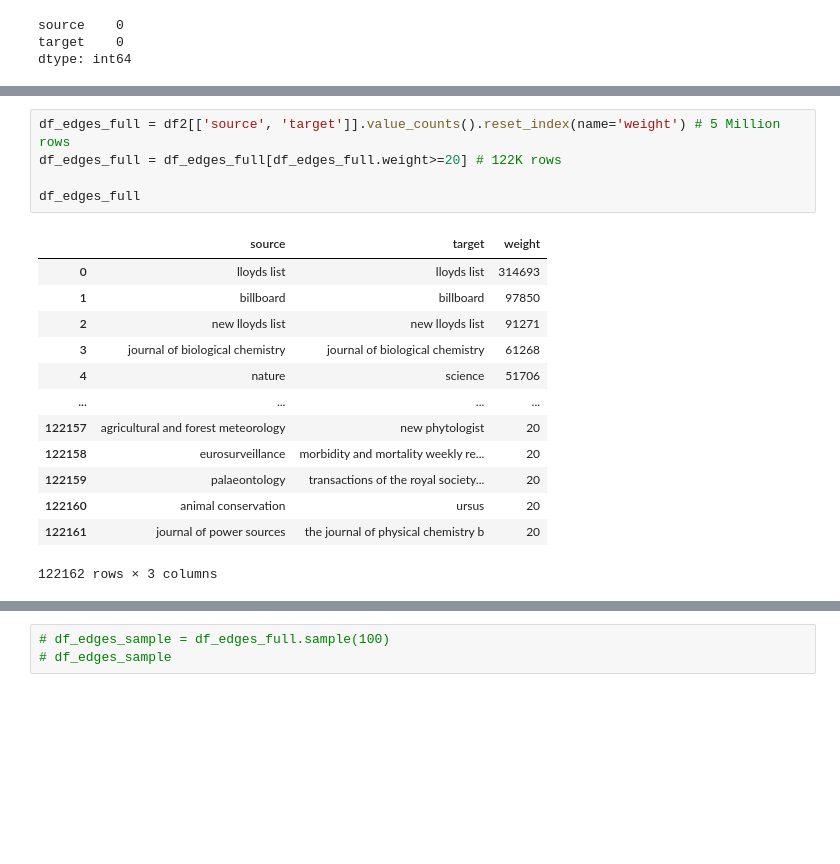
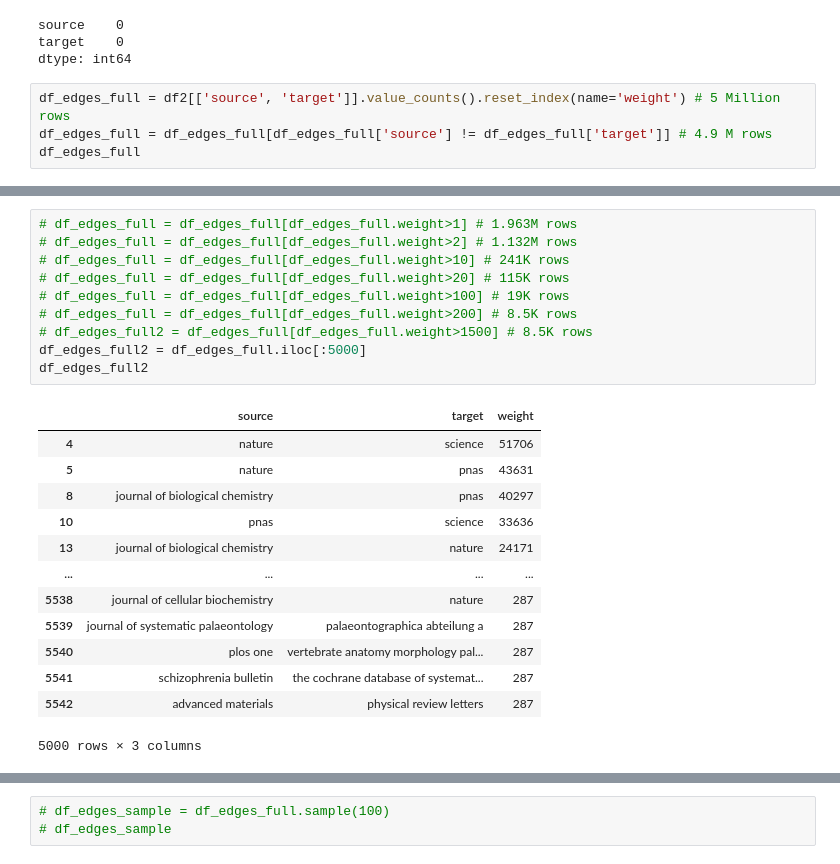
Before and after one commit to stepkurniawan/network-analysis-wikipedia-journals, a Jupyter notebook: codes/2_Data_preparation.ipynb, the cells around one changed output, grey strips where cells are left out. Drawn from its saved outputs; the diff is of its cells as text; blank space fills up the shorter version.

```diff
--- a/codes/2_Data_preparation.ipynb
+++ b/codes/2_Data_preparation.ipynb
@@ -182,3 +182,7 @@ df2.isna().sum()
 source    0
 target    0
 dtype: int64
+# %%
+df_edges_full = df2[['source', 'target']].value_counts().reset_index(name='weight') # 5 Million rows
+df_edges_full = df_edges_full[df_edges_full['source'] != df_edges_full['target']] # 4.9 M rows
+df_edges_full
@@ -185,19 +203,24 @@ dtype: int64
 # %%
-df_edges_full = df2[['source', 'target']].value_counts().reset_index(name='weight') # 5 Million rows
-df_edges_full = df_edges_full[df_edges_full.weight>=20] # 122K rows
-
-df_edges_full
+# df_edges_full = df_edges_full[df_edges_full.weight>1] # 1.963M rows
+# df_edges_full = df_edges_full[df_edges_full.weight>2] # 1.132M rows
+# df_edges_full = df_edges_full[df_edges_full.weight>10] # 241K rows
+# df_edges_full = df_edges_full[df_edges_full.weight>20] # 115K rows
+# df_edges_full = df_edges_full[df_edges_full.weight>100] # 19K rows
+# df_edges_full = df_edges_full[df_edges_full.weight>200] # 8.5K rows
+# df_edges_full2 = df_edges_full[df_edges_full.weight>1500] # 8.5K rows
+df_edges_full2 = df_edges_full.iloc[:5000]
+df_edges_full2
 # %% [output]
 |  | source | target | weight |
-| 0 | lloyds list | lloyds list | 314693 |
-| 1 | billboard | billboard | 97850 |
-| 2 | new lloyds list | new lloyds list | 91271 |
-| 3 | journal of biological chemistry | journal of biological chemistry | 61268 |
 | 4 | nature | science | 51706 |
+| 5 | nature | pnas | 43631 |
+| 8 | journal of biological chemistry | pnas | 40297 |
+| 10 | pnas | science | 33636 |
+| 13 | journal of biological chemistry | nature | 24171 |
 | ... | ... | ... | ... |
-| 122157 | agricultural and forest meteorology | new phytologist | 20 |
-| 122158 | eurosurveillance | morbidity and mortality weekly re... | 20 |
-| 122159 | palaeontology | transactions of the royal society... | 20 |
-| 122160 | animal conservation | ursus | 20 |
-| 122161 | journal of power sources | the journal of physical chemistry b | 20 |
+| 5538 | journal of cellular biochemistry | nature | 287 |
+| 5539 | journal of systematic palaeontology | palaeontographica abteilung a | 287 |
+| 5540 | plos one | vertebrate anatomy morphology pal... | 287 |
+| 5541 | schizophrenia bulletin | the cochrane database of systemat... | 287 |
+| 5542 | advanced materials | physical review letters | 287 |
-122162 rows × 3 columns
+5000 rows × 3 columns
```
Also changed, not shown: parts of 7 cells of this notebook.
